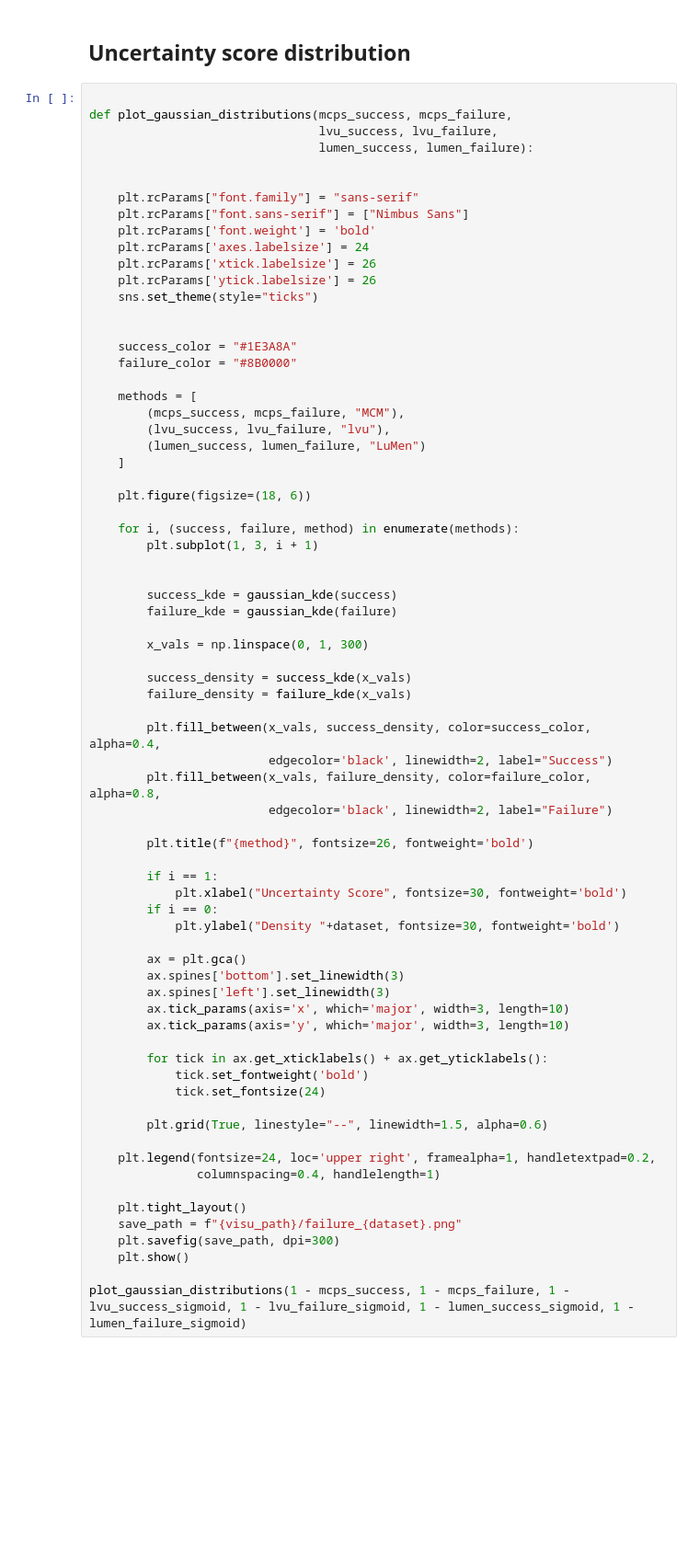
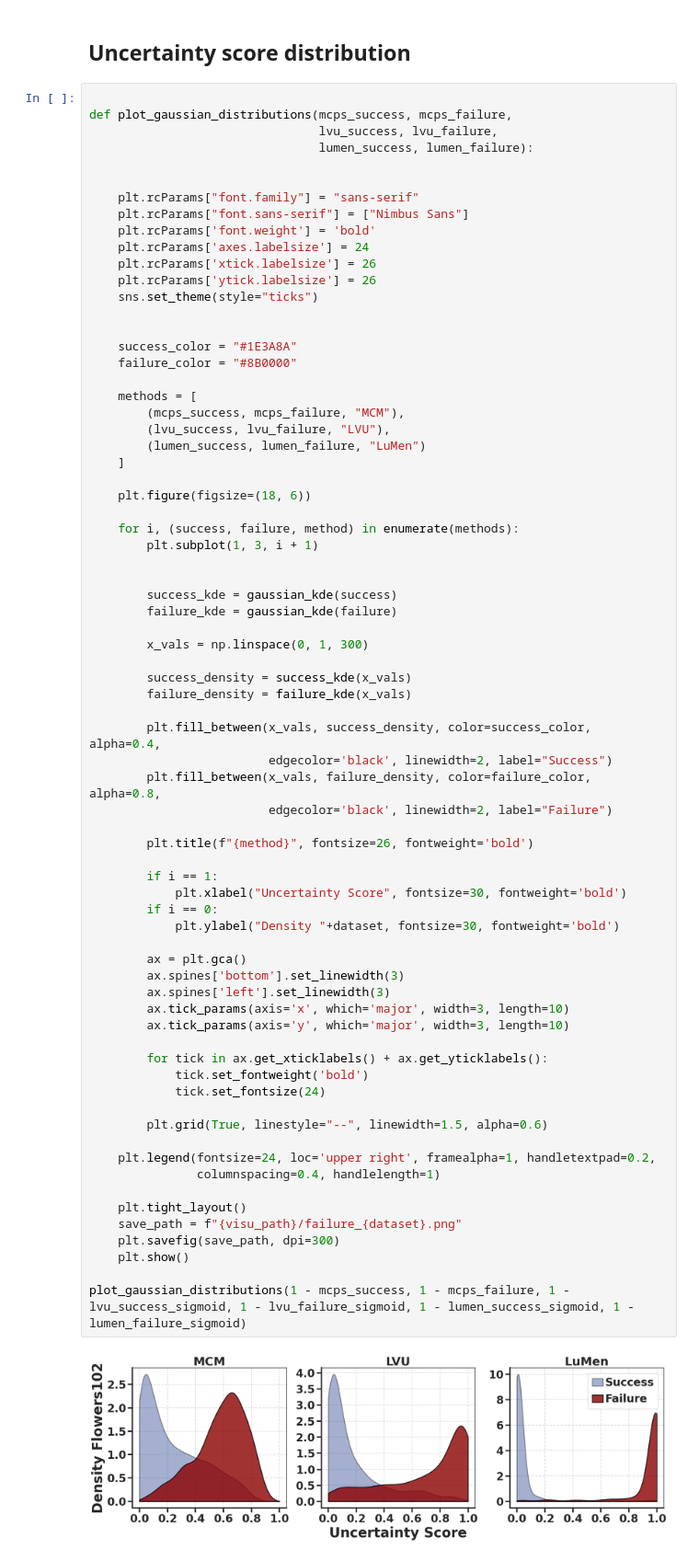
Before and after one commit to ykrmm/ViLU, a Jupyter notebook: notebooks/flowers.ipynb, the cells around one changed output. Shown at 92% size. Cells and saved outputs as stored; diff of their text form; blank space fills up the shorter version.

```diff
--- a/notebooks/flowers.ipynb
+++ b/notebooks/flowers.ipynb
@@ -169,7 +178,7 @@ def plot_gaussian_distributions(mcps_success, mcps_failure,
 
     methods = [
         (mcps_success, mcps_failure, "MCM"),
-        (lvu_success, lvu_failure, "lvu"),
+        (lvu_success, lvu_failure, "LVU"),
         (lumen_success, lumen_failure, "LuMen")
     ]
 
@@ -193,30 +202,32 @@ def plot_gaussian_distributions(mcps_success, mcps_failure,
                          edgecolor='black', linewidth=2, label="Failure")
 
         plt.title(f"{method}", fontsize=26, fontweight='bold')
 
         if i == 1:
             plt.xlabel("Uncertainty Score", fontsize=30, fontweight='bold')
         if i == 0:
             plt.ylabel("Density "+dataset, fontsize=30, fontweight='bold')
 
         ax = plt.gca()
         ax.spines['bottom'].set_linewidth(3)
         ax.spines['left'].set_linewidth(3)
         ax.tick_params(axis='x', which='major', width=3, length=10)
         ax.tick_params(axis='y', which='major', width=3, length=10)
 
         for tick in ax.get_xticklabels() + ax.get_yticklabels():
             tick.set_fontweight('bold')
             tick.set_fontsize(24)
 
         plt.grid(True, linestyle="--", linewidth=1.5, alpha=0.6)
 
     plt.legend(fontsize=24, loc='upper right', framealpha=1, handletextpad=0.2,
                columnspacing=0.4, handlelength=1)
 
     plt.tight_layout()
     save_path = f"{visu_path}/failure_{dataset}.png"
     plt.savefig(save_path, dpi=300)
     plt.show()
 
 plot_gaussian_distributions(1 - mcps_success, 1 - mcps_failure, 1 - lvu_success_sigmoid, 1 - lvu_failure_sigmoid, 1 - lumen_success_sigmoid, 1 - lumen_failure_sigmoid)
+# %% [output]
+[figure, added]
```
Also changed, not shown: parts of 3 cells of this notebook, 38 other files.
